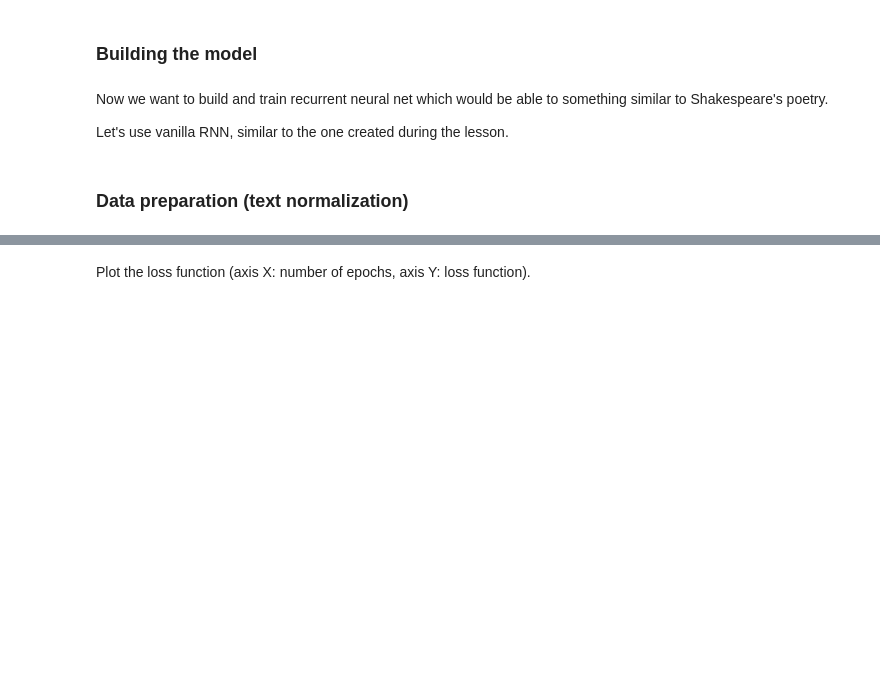
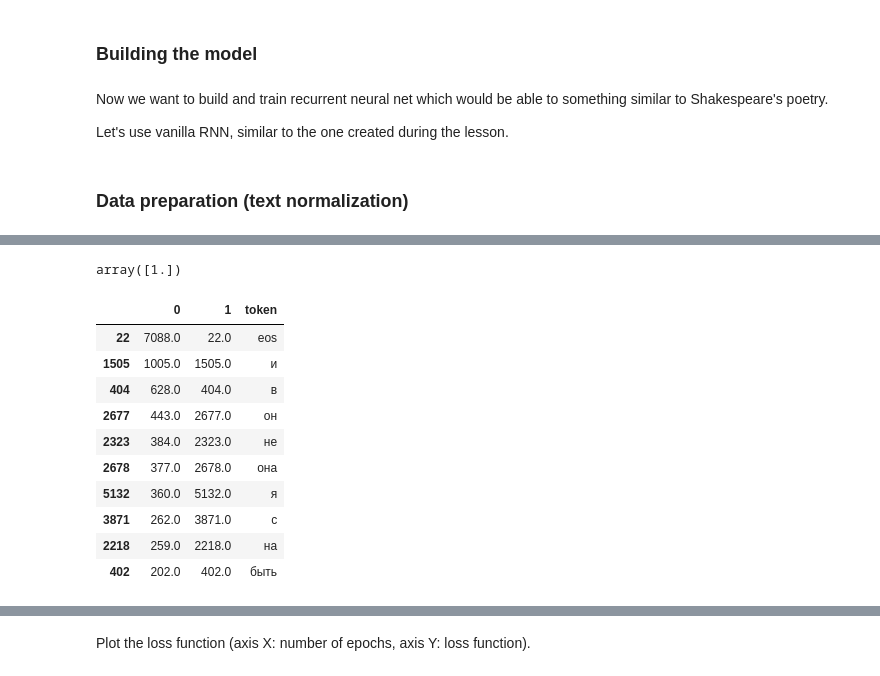
Before and after one commit to root-epifit/madmo-adv, a Jupyter notebook: homeworks_my_solutions/hw2_poetry_generation_my_solutiuon.ipynb, the cells around one changed output, grey strips where cells are left out. Saved outputs shown, nothing was run; the diff lists cells and outputs as text; code cells hidden in the pictures; blank space fills up the shorter version.

```diff
--- a/homeworks_my_solutions/hw2_poetry_generation_my_solutiuon.ipynb
+++ b/homeworks_my_solutions/hw2_poetry_generation_my_solutiuon.ipynb
@@ -263,0 +284,36 @@ len([_ for _ in set([morph.parse(item)[0].normal_form for item in tokens])])
+# %%
+# Calculated matrix of weights to be used in loss function
+# The most frequent tokens will get penalty
+#
+
+hist, bin_edges = np.histogram(text_as_seq_of_idx, bins=max(text_as_seq_of_idx)+1)
+
+idx_weights = hist/hist.max()
+
+weights_for_dictionary = [idx_weights[token_to_idx[item]] for item in dictionary]
+
+# Check weights for EOS
+np.array(weights_for_dictionary)[np.where(np.array(dictionary) == EOS)]
+# %% [output]
+array([1.])
+# %%
+# Let's look at top
+
+import pandas as pd
+df = pd.DataFrame(np.histogram(text_as_seq_of_idx, bins=max(text_as_seq_of_idx)))
+df = df.transpose()
+df['token'] = df[1].apply(lambda x: idx_to_token[x])
+df['weight'] = soft_
+df.sort_values(by=0, ascending=False).head(10)
+# %% [output]
+|  | 0 | 1 | token |
+| 22 | 7088.0 | 22.0 | eos |
+| 1505 | 1005.0 | 1505.0 | и |
+| 404 | 628.0 | 404.0 | в |
+| 2677 | 443.0 | 2677.0 | он |
+| 2323 | 384.0 | 2323.0 | не |
+| 2678 | 377.0 | 2678.0 | она |
+| 5132 | 360.0 | 5132.0 | я |
+| 3871 | 262.0 | 3871.0 | с |
+| 2218 | 259.0 | 2218.0 | на |
+| 402 | 202.0 | 402.0 | быть |
```
Also changed, not shown: parts of 39 cells of this notebook.
